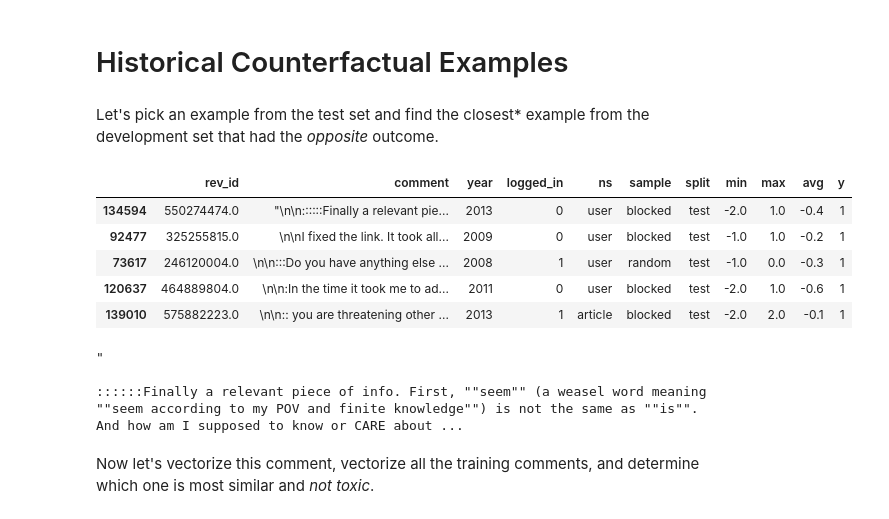
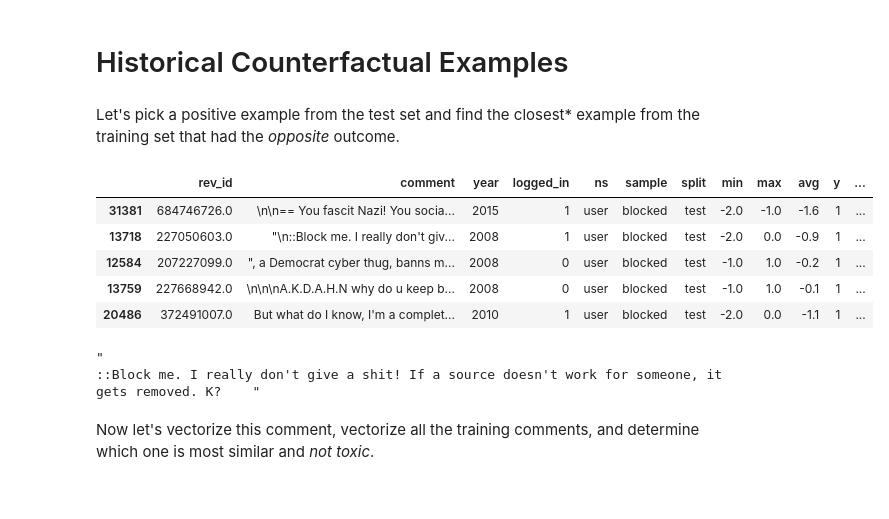
Before and after one commit to jkingphd/nlp_example, a Jupyter notebook: notebooks/3A-jkk-interpretation.ipynb, the cells around one changed output. Drawn from its saved outputs; the diff is of its cells as text; code cells hidden in the pictures.

Commit message:
Reworked issues with the Counterfactual Example section.

```diff
--- a/notebooks/3A-jkk-interpretation.ipynb
+++ b/notebooks/3A-jkk-interpretation.ipynb
@@ -77,24 +111,23 @@ df_model.sort_values('weight', ascending=False).head(10)
 # %% [markdown]
 # Historical Counterfactual Examples
 # %% [markdown]
-Let's pick an example from the test set and find the closest* example from the development set that had the _opposite_ outcome.
+Let's pick a positive example from the test set and find the closest* example from the training set that had the _opposite_ outcome.
-# %%
-idx_sample = (df['avg'] < 0.0) & (df['avg'] > -1.0) & (df['y'] == 1) & (df['split'] == 'test')
-df[idx_sample].sample(5)
-# %% [output]
-|  | rev_id | comment | year | logged_in | ns | sample | split | min | max | avg | y |
-| 134594 | 550274474.0 | "\n\n::::::Finally a relevant pie... | 2013 | 0 | user | blocked | test | -2.0 | 1.0 | -0.4 | 1 |
-| 92477 | 325255815.0 | \n\nI fixed the link. It took all... | 2009 | 0 | user | blocked | test | -1.0 | 1.0 | -0.2 | 1 |
-| 73617 | 246120004.0 | \n\n:::Do you have anything else ... | 2008 | 1 | user | random | test | -1.0 | 0.0 | -0.3 | 1 |
-| 120637 | 464889804.0 | \n\n:In the time it took me to ad... | 2011 | 0 | user | blocked | test | -2.0 | 1.0 | -0.6 | 1 |
-| 139010 | 575882223.0 | \n\n:: you are threatening other ... | 2013 | 1 | article | blocked | test | -2.0 | 2.0 | -0.1 | 1 |
+# %%
+idx_test_pos = (df_test['y'] == 1) & (df_test['y_prob'] > 0.5)
+df_test[idx_test_pos].sample(5)
+# %% [output]
+|  | rev_id | comment | year | logged_in | ns | sample | split | min | max | avg | y | ... |
+| 31381 | 684746726.0 | \n\n== You fascit Nazi! You socia... | 2015 | 1 | user | blocked | test | -2.0 | -1.0 | -1.6 | 1 | ... |
+| 13718 | 227050603.0 | "\n::Block me. I really don't giv... | 2008 | 1 | user | blocked | test | -2.0 | 0.0 | -0.9 | 1 | ... |
+| 12584 | 207227099.0 | ", a Democrat cyber thug, banns m... | 2008 | 0 | user | blocked | test | -1.0 | 1.0 | -0.2 | 1 | ... |
+| 13759 | 227668942.0 | \n\n\nA.K.D.A.H.N why do u keep b... | 2008 | 0 | user | blocked | test | -1.0 | 1.0 | -0.1 | 1 | ... |
+| 20486 | 372491007.0 | But what do I know, I'm a complet... | 2010 | 1 | user | blocked | test | -2.0 | 0.0 | -1.1 | 1 | ... |
 # %%
-comment = df.loc[134594]['comment']
+comment = df_test.loc[13718]['comment']
 print(comment)
 # %% [output]
 "
-
-::::::Finally a relevant piece of info. First, ""seem"" (a weasel word meaning ""seem according to my POV and finite knowledge"") is not the same as ""is"". And how am I supposed to know or CARE about ...
+::Block me. I really don't give a shit! If a source doesn't work for someone, it gets removed. K?    "
 # %% [markdown]
 Now let's vectorize this comment, vectorize all the training comments, and determine which one is most similar and _not toxic_.
 # %%
```
Also changed, not shown: parts of 17 cells of this notebook.
